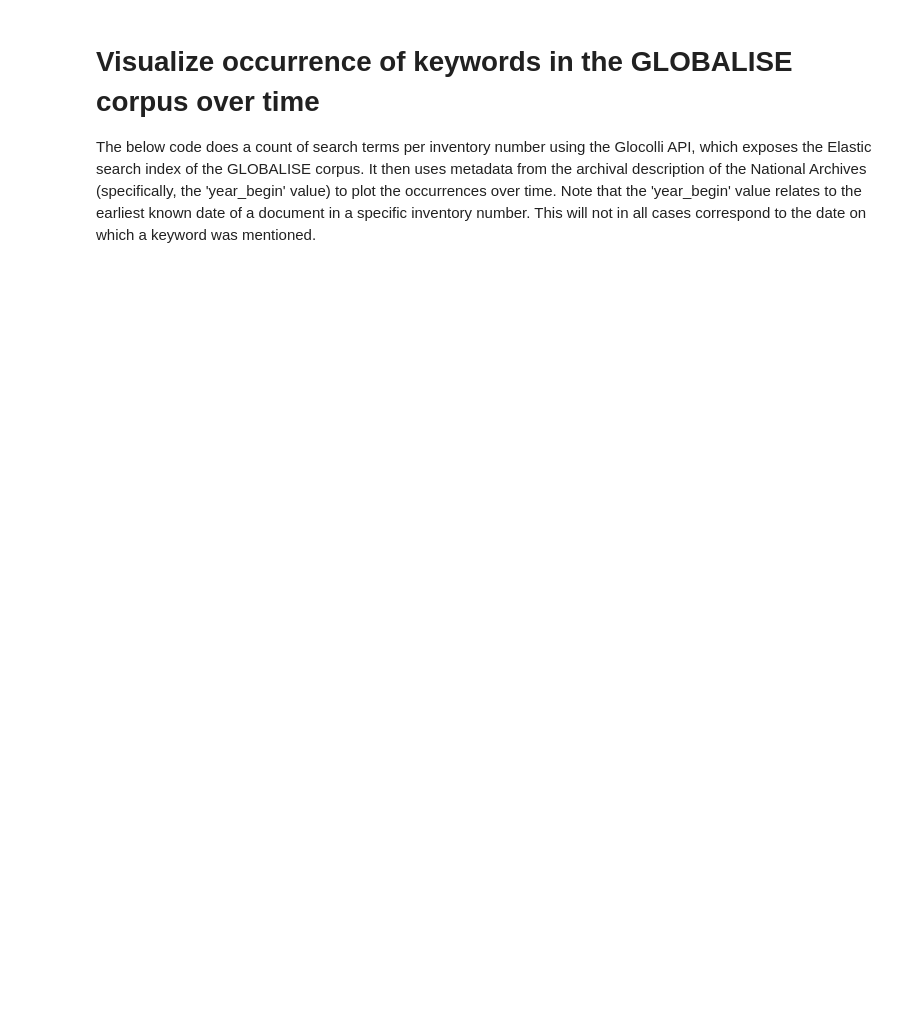
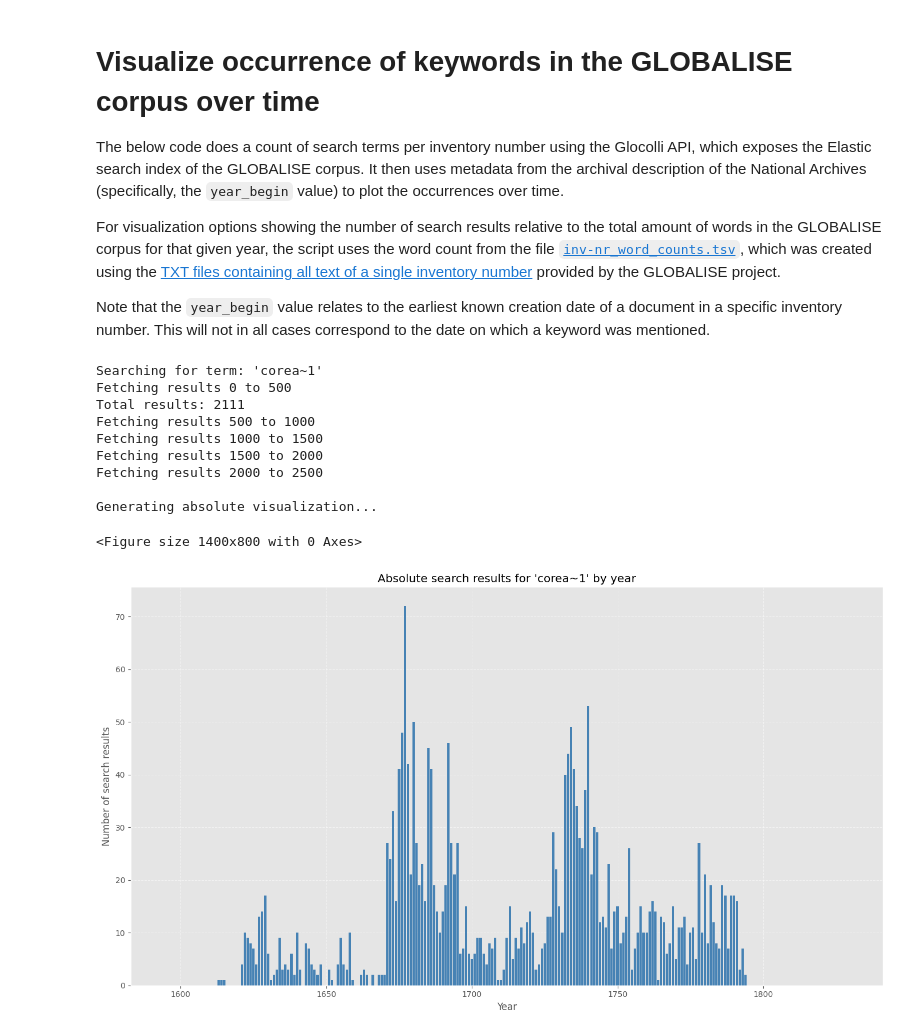
Before and after one commit to globalise-huygens/globalise-visualizations, a Jupyter notebook: keyword-mentions-over-time.ipynb, the cells around one changed output. Saved outputs shown, nothing was run; the diff lists cells and outputs as text; code cells hidden in the pictures; blank space fills up the shorter version.

```diff
--- a/keyword-mentions-over-time.ipynb
+++ b/keyword-mentions-over-time.ipynb
@@ -1,4 +1,8 @@
 # %% [markdown]
 # Visualize occurrence of keywords in the GLOBALISE corpus over time
 
-The below code does a count of search terms per inventory number using the Glocolli API, which exposes the Elastic search index of the GLOBALISE corpus. It then uses metadata from the archival description of the National Archives (specifically, the 'year_begin' value) to plot the occurrences over time. Note that the 'year_begin' value relates to the earliest known date of a document in a specific inventory number. This will not in all cases correspond to the date on which a keyword was mentioned.
+The below code does a count of search terms per inventory number using the Glocolli API, which exposes the Elastic search index of the GLOBALISE corpus. It then uses metadata from the archival description of the National Archives (specifically, the `year_begin` value) to plot the occurrences over time.
+
+For visualization options showing the number of search results relative to the total amount of words in the GLOBALISE corpus for that given year, the script uses the word count from the file [`inv-nr_word_counts.tsv`](https://github.com/globalise-huygens/globalise-visualizations/blob/main/data/inv-nr_word_counts.tsv), which was created using the [TXT files containing all text of a single inventory number](https://hdl.handle.net/10622/LVXSBW) provided by the GLOBALISE project.
+
+Note that the `year_begin` value relates to the earliest known creation date of a document in a specific inventory number. This will not in all cases correspond to the date on which a keyword was mentioned.
@@ -74,0 +437,18 @@ plt.show()
+# %%
+# Create an instance of the visualizer
+visualizer = GlobaliseSearchVisualizer()
+# %%
+# Example 1: Single term with absolute counts (original)
+yearly_data = visualizer.run("corea~1")
+# %% [output]
+Searching for term: 'corea~1'
+Fetching results 0 to 500
+Total results: 2111
+Fetching results 500 to 1000
+Fetching results 1000 to 1500
+Fetching results 1500 to 2000
+Fetching results 2000 to 2500
+
+Generating absolute visualization...
+<Figure size 1400x800 with 0 Axes>
+[figure, added]
```
Also changed, not shown: parts of 11 cells of this notebook.
